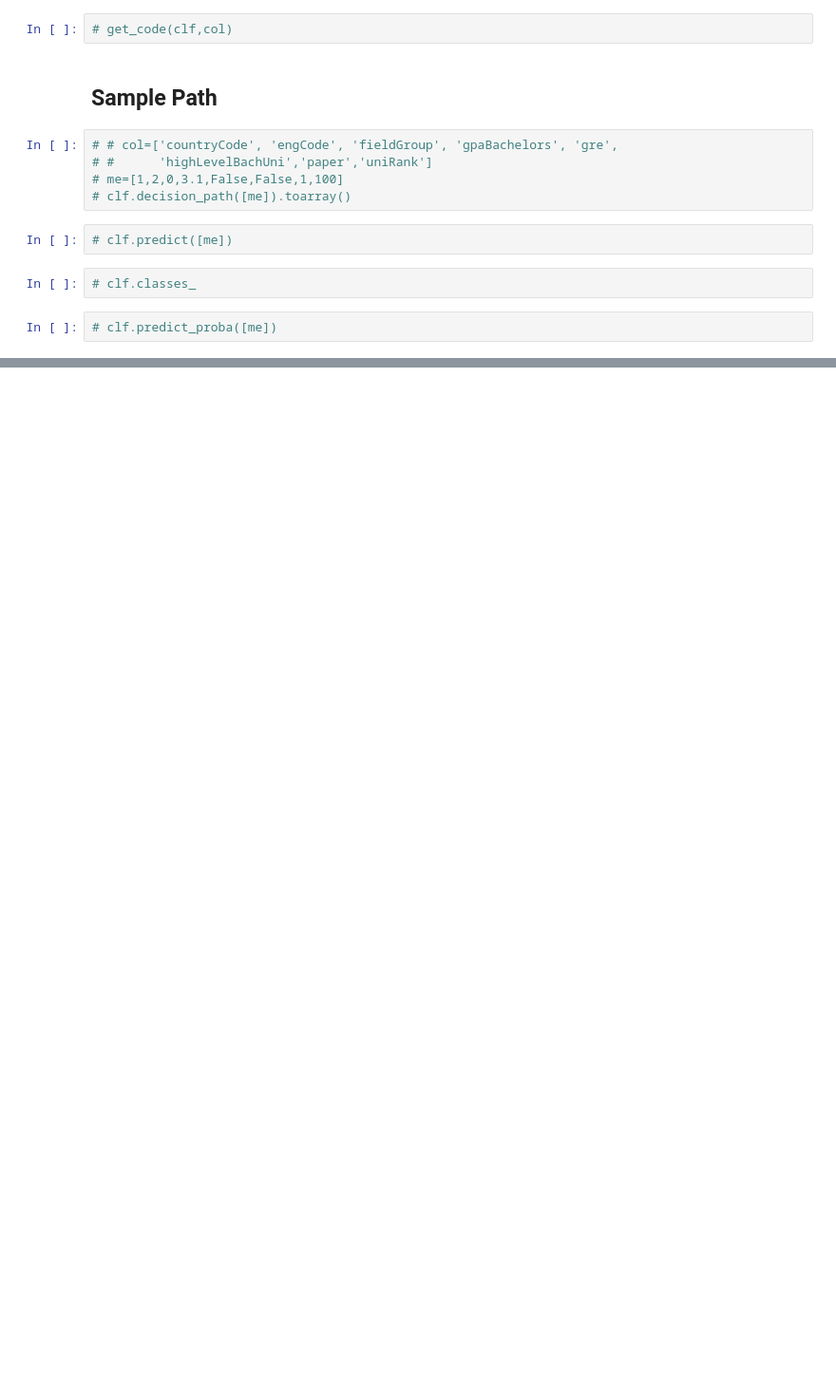
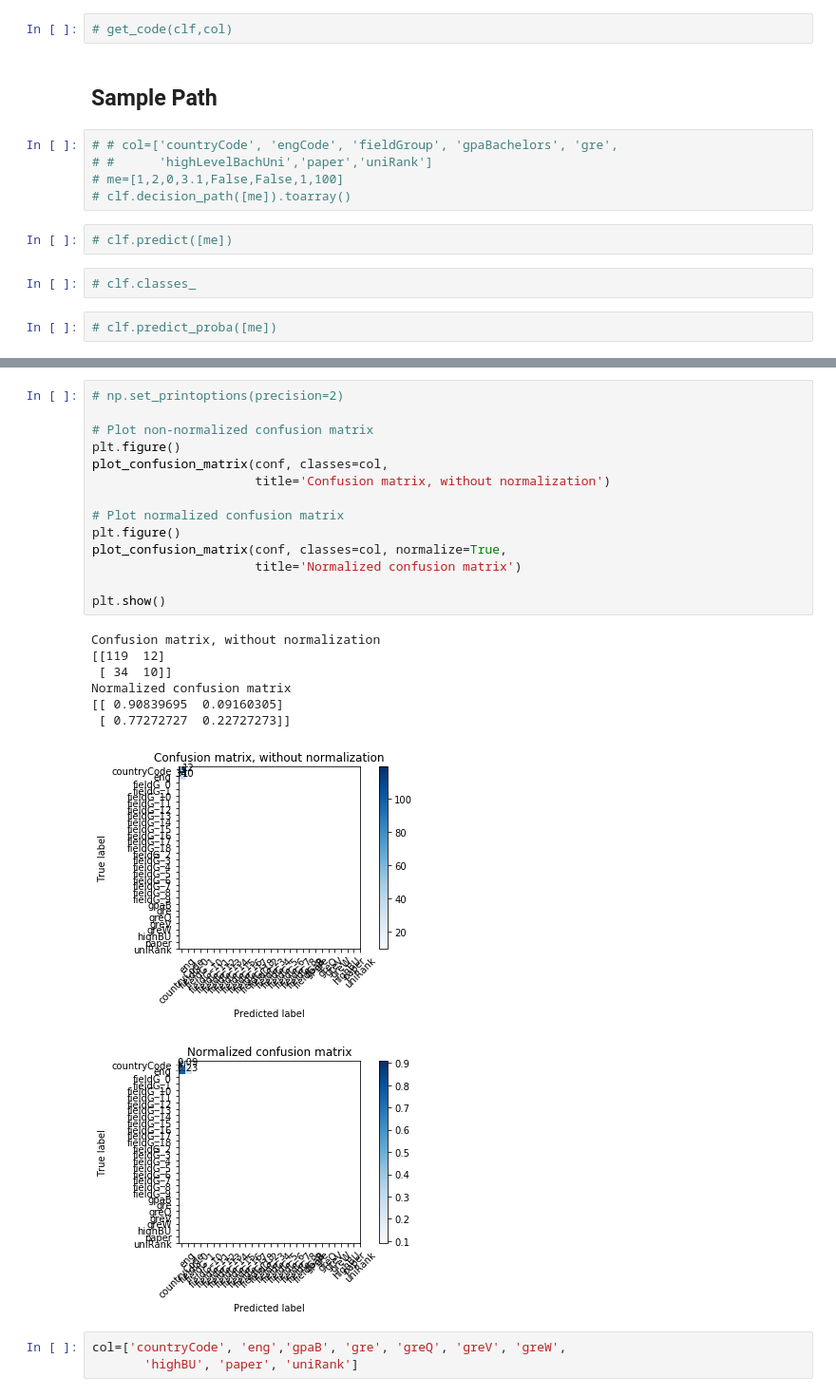
Before and after one commit to harel-coffee/DM17-auto, a Jupyter notebook: 08_AfterAcceptance/02_Tree/DecisionTree.ipynb, the cells around one changed output, grey strips where cells are left out. Shown: that part at 95% size. Cells and saved outputs as stored; diff of their text form; blank space fills up the shorter version.

Commit message:
ConfMatrix

```diff
--- a/08_AfterAcceptance/02_Tree/DecisionTree.ipynb
+++ b/08_AfterAcceptance/02_Tree/DecisionTree.ipynb
@@ -692,0 +723,26 @@ array([[123,   8],
+# %%
+# np.set_printoptions(precision=2)
+
+# Plot non-normalized confusion matrix
+plt.figure()
+plot_confusion_matrix(conf, classes=col,
+                      title='Confusion matrix, without normalization')
+
+# Plot normalized confusion matrix
+plt.figure()
+plot_confusion_matrix(conf, classes=col, normalize=True,
+                      title='Normalized confusion matrix')
+
+plt.show()
+# %% [output]
+Confusion matrix, without normalization
+[[119  12]
+ [ 34  10]]
+Normalized confusion matrix
+[[ 0.90839695  0.09160305]
+ [ 0.77272727  0.22727273]]
+[figure, added]
+[figure, added]
+# %%
+col=['countryCode', 'eng','gpaB', 'gre', 'greQ', 'greV', 'greW',
+       'highBU', 'paper', 'uniRank']
```
Also changed, not shown: parts of 17 cells of this notebook.
